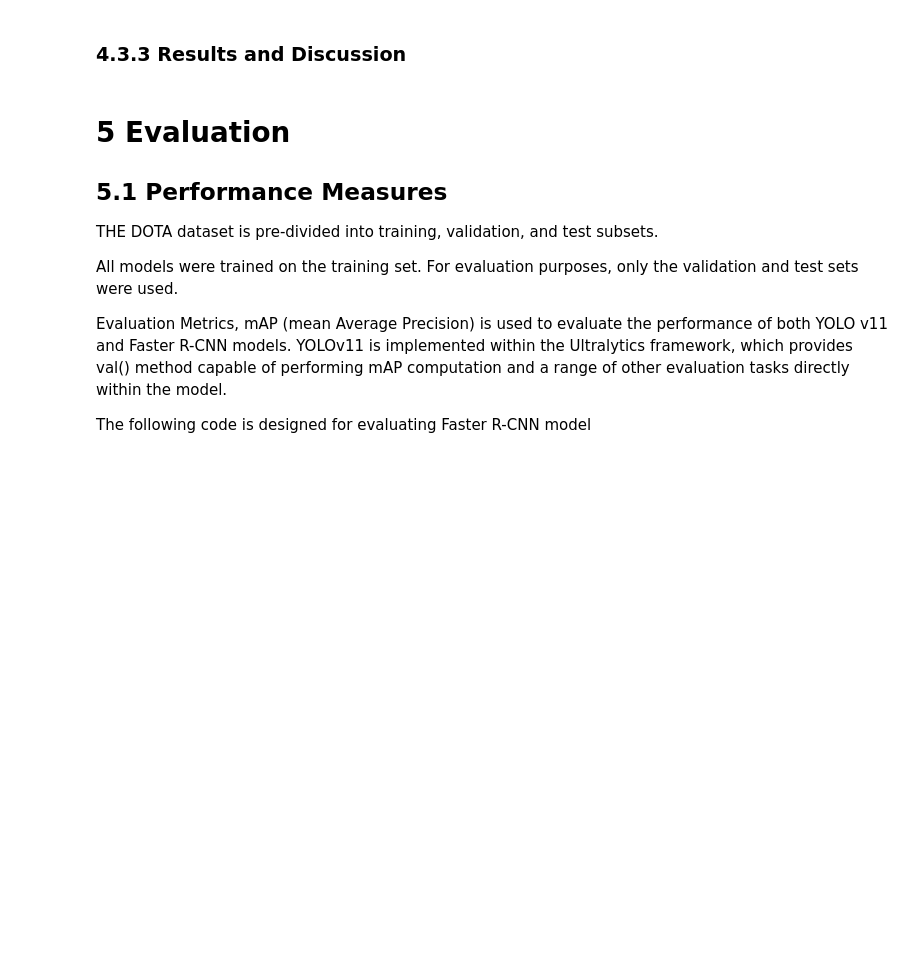
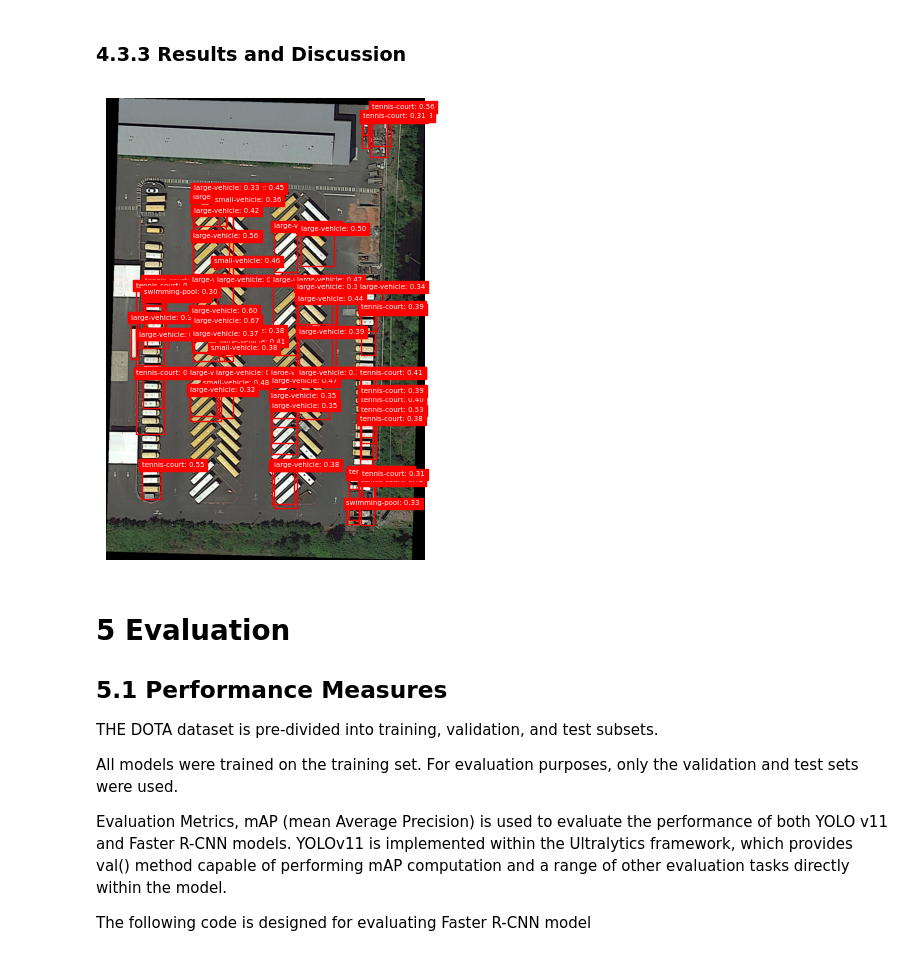
Before and after one commit to WeijieCui/VisualDota, a Jupyter notebook: src/main.ipynb, the cells around one changed output. Saved outputs shown, nothing was run; the diff lists cells and outputs as text; code cells hidden in the pictures; blank space fills up the shorter version.

```diff
--- a/src/main.ipynb
+++ b/src/main.ipynb
@@ -595,9 +644,15 @@ modeling_faster_rcnn.save_model(
 # %%
 test_img_path = os.path.join(DATASET_ROOT_DIR, 'test/images/P0006.png')
 # Predict and Visualize the results
 fasterrcnn_results = modeling_faster_rcnn.predict(
     faster_rcnn,
     image_path=test_img_path,
     confidence_threshold=0.3,
-    separate=separate,
 )
+modeling_faster_rcnn.show_results(
+    image_path=test_img_path,
+    prediction=fasterrcnn_results,
+    show_label=True,
+)
+# %% [output]
+[figure, added]
```
Also changed, not shown: parts of 8 cells of this notebook, 2 other files.
